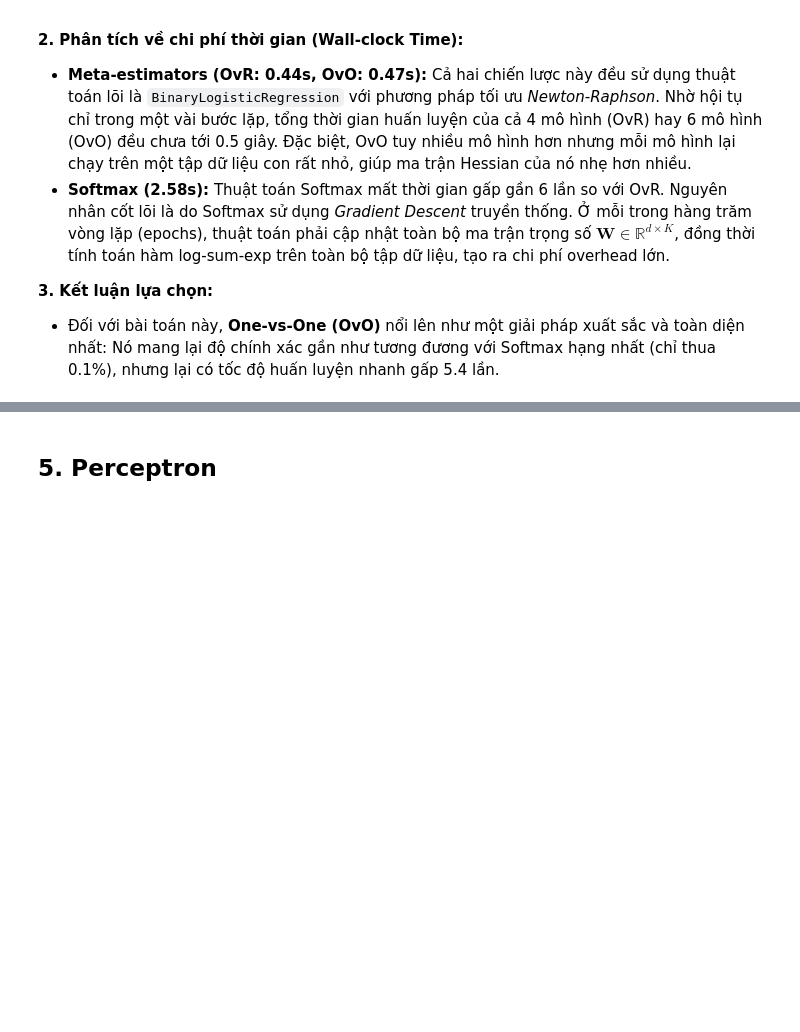
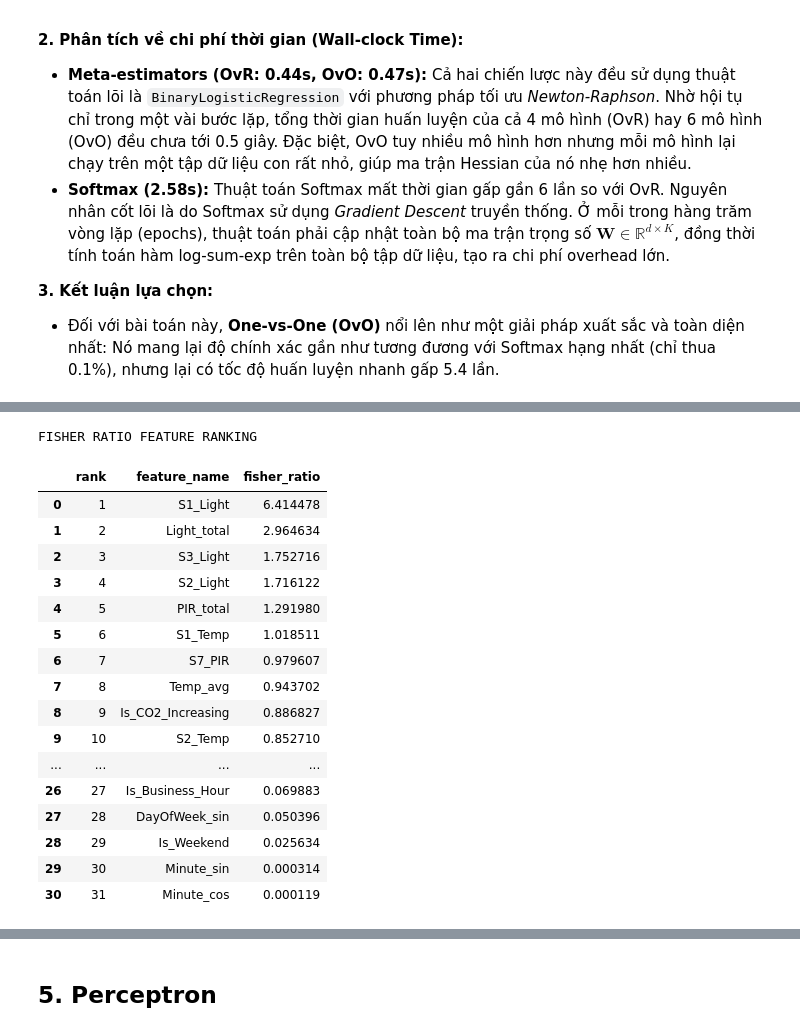
Before and after one commit to ThanhChuong12/Supervised-Learning-Regression-Classification, a Jupyter notebook: code/Part2_Classification/02_modeling.ipynb, the cells around one changed output, grey strips where cells are left out. Cells and saved outputs as stored; diff of their text form; code cells hidden in the pictures; blank space fills up the shorter version.

```diff
--- a/code/Part2_Classification/02_modeling.ipynb
+++ b/code/Part2_Classification/02_modeling.ipynb
@@ -332,0 +394,36 @@ Khác với các kịch bản phân chia tuyến tính hoàn hảo lý tưởng,
+# %%
+# Compute Fisher ratio for each feature
+fisher_df = lda_model.fisher_ratio_per_feature(X_train_scaled, y_train)
+
+# Map feature indices to feature names (if available)
+try:
+    feature_columns = train_df.drop(columns=[target_col]).columns
+    feature_mapping = {i: col for i, col in enumerate(feature_columns)}
+    fisher_df["feature_name"] = fisher_df["feature"].map(feature_mapping)
+except Exception:
+    fisher_df["feature_name"] = [f"Feature {int(i)}" for i in fisher_df["feature"]]
+
+print("\nFISHER RATIO FEATURE RANKING")
+display(
+    fisher_df[["rank", "feature_name", "fisher_ratio"]]
+    .sort_values("rank")
+)
+# %% [output]
+FISHER RATIO FEATURE RANKING
+|  | rank | feature_name | fisher_ratio |
+| 0 | 1 | S1_Light | 6.414478 |
+| 1 | 2 | Light_total | 2.964634 |
+| 2 | 3 | S3_Light | 1.752716 |
+| 3 | 4 | S2_Light | 1.716122 |
+| 4 | 5 | PIR_total | 1.291980 |
+| 5 | 6 | S1_Temp | 1.018511 |
+| 6 | 7 | S7_PIR | 0.979607 |
+| 7 | 8 | Temp_avg | 0.943702 |
+| 8 | 9 | Is_CO2_Increasing | 0.886827 |
+| 9 | 10 | S2_Temp | 0.852710 |
+| ... | ... | ... | ... |
+| 26 | 27 | Is_Business_Hour | 0.069883 |
+| 27 | 28 | DayOfWeek_sin | 0.050396 |
+| 28 | 29 | Is_Weekend | 0.025634 |
+| 29 | 30 | Minute_sin | 0.000314 |
+| 30 | 31 | Minute_cos | 0.000119 |
```
Also changed, not shown: parts of 23 cells of this notebook.
